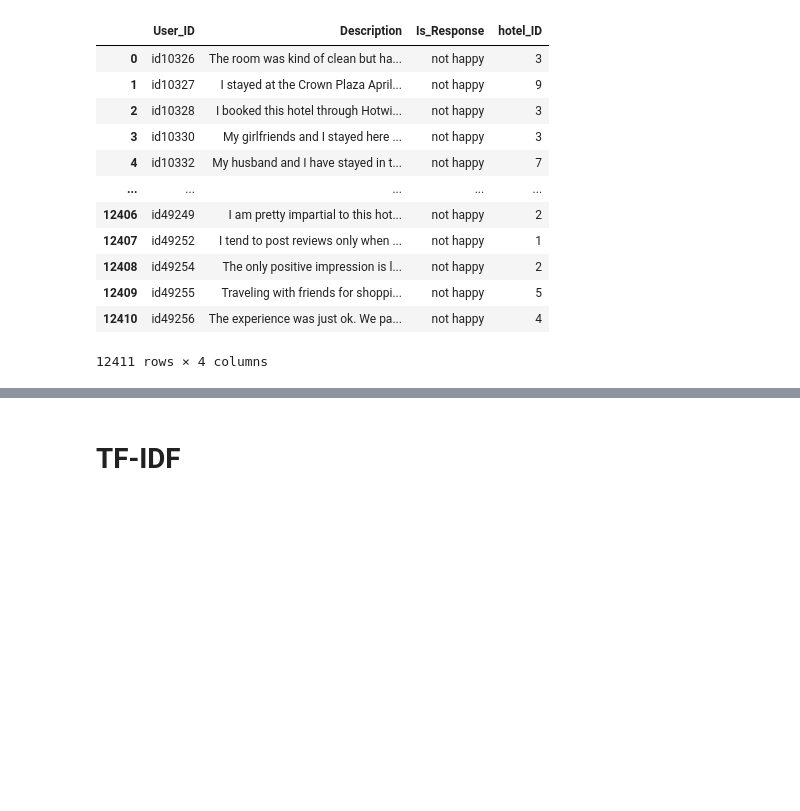
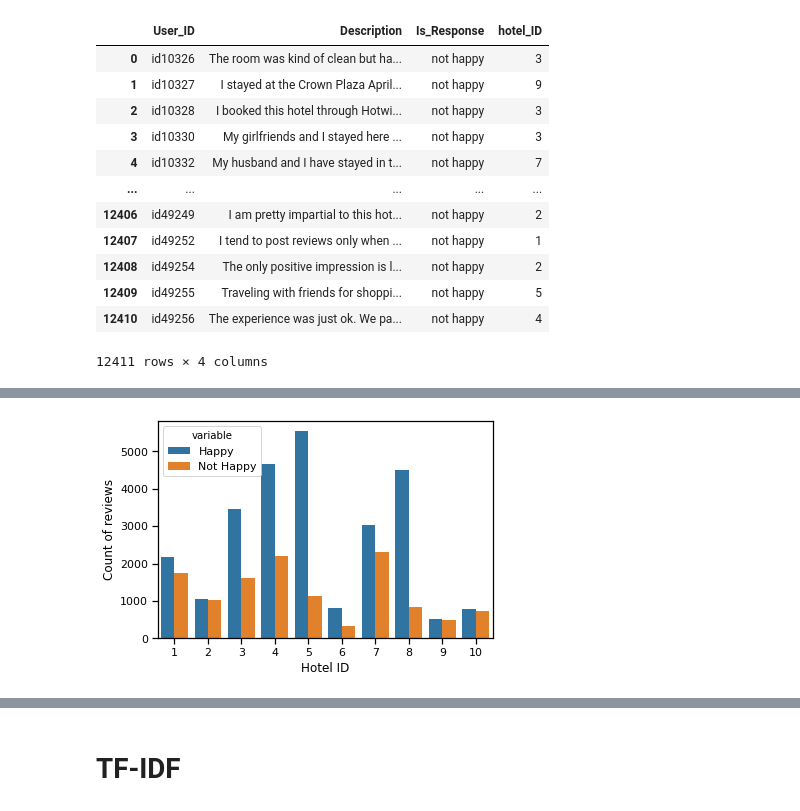
Before and after one commit to sina5/Happy-Hotel, a Jupyter notebook: happy-hotel.ipynb, the cells around one changed output, grey strips where cells are left out. Drawn from its saved outputs; the diff is of its cells as text; code cells hidden in the pictures; blank space fills up the shorter version.

```diff
--- a/happy-hotel.ipynb
+++ b/happy-hotel.ipynb
@@ -146,4 +147,19 @@ Name: Is_Response, dtype: int64
 9      483
 6      334
 Name: hotel_ID, dtype: int64
+# %%
+hotels_review_counts = pd.DataFrame()
+hotels_review_counts['Happy'] = df_happy.hotel_ID.value_counts()
+hotels_review_counts['Not Happy'] = df_not_happy.hotel_ID.value_counts()
+hotels_review_counts = hotels_review_counts.reset_index()
+hotels_review_counts_melt = pd.melt(hotels_review_counts,
+                        id_vars=['index'],
+                        value_vars=['Happy', 'Not Happy'])
+fig = plt.figure(figsize=(6.4, 4.8))
+ax = sns.barplot(x="index", y="value", hue="variable", data=hotels_review_counts_melt)
+plt.xlabel('Hotel ID')
+plt.ylabel('Count of reviews')
+plt.show()
+# %% [output]
+[figure, added]
 # %%
```
Also changed, not shown: parts of 3 cells of this notebook.
